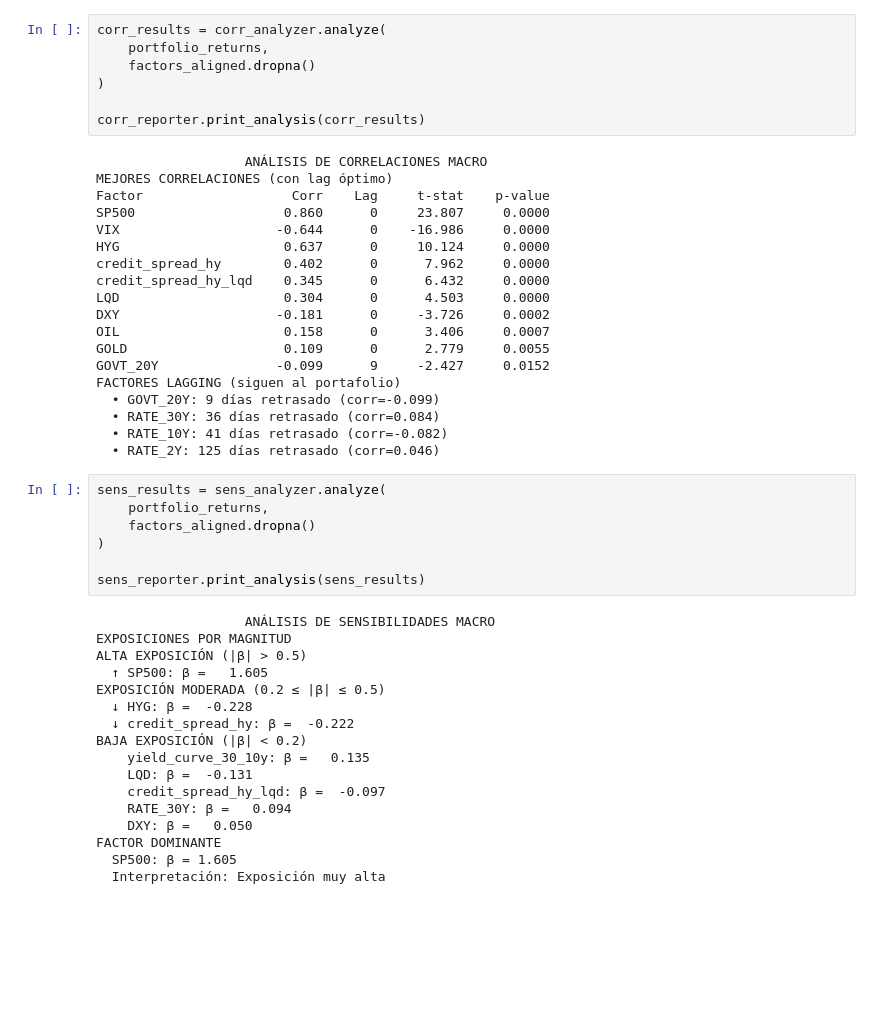
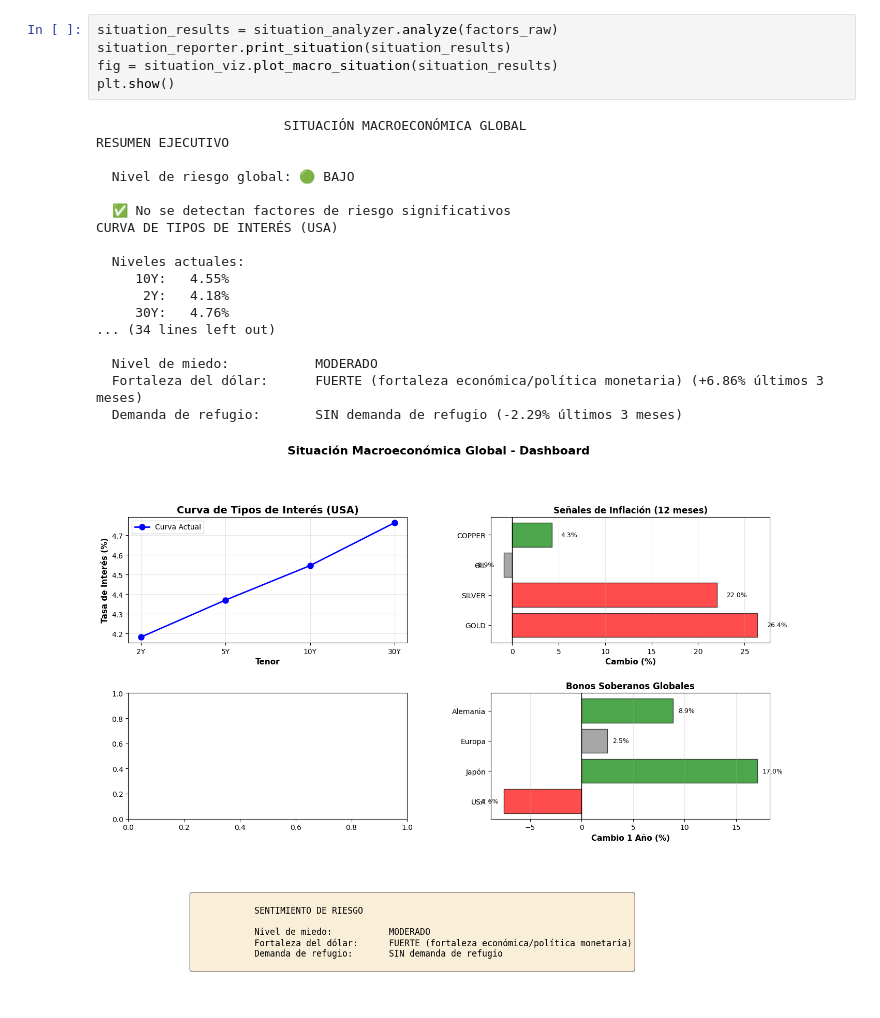
Before and after one commit to marcosherediapimienta/quant, a Jupyter notebook: projects/quant/macro/macro_analysis.ipynb, the cells around one changed output. Drawn from its saved outputs; the diff is of its cells as text; blank space fills up the shorter version.

```diff
--- a/projects/quant/macro/macro_analysis.ipynb
+++ b/projects/quant/macro/macro_analysis.ipynb
@@ -130,50 +244,24 @@ HYG                     -0.2279     -4.178     0.0000 ***
 # %%
-corr_results = corr_analyzer.analyze(
-    portfolio_returns,
-    factors_aligned.dropna()
-)
-
-corr_reporter.print_analysis(corr_results)
+situation_results = situation_analyzer.analyze(factors_raw)
+situation_reporter.print_situation(situation_results)
+fig = situation_viz.plot_macro_situation(situation_results)
+plt.show()
 # %% [output]
-                   ANÁLISIS DE CORRELACIONES MACRO
-MEJORES CORRELACIONES (con lag óptimo)
-Factor                   Corr    Lag     t-stat    p-value
-SP500                   0.860      0     23.807     0.0000
-VIX                    -0.644      0    -16.986     0.0000
-HYG                     0.637      0     10.124     0.0000
-credit_spread_hy        0.402      0      7.962     0.0000
-credit_spread_hy_lqd    0.345      0      6.432     0.0000
-LQD                     0.304      0      4.503     0.0000
-DXY                    -0.181      0     -3.726     0.0002
-OIL                     0.158      0      3.406     0.0007
-GOLD                    0.109      0      2.779     0.0055
-GOVT_20Y               -0.099      9     -2.427     0.0152
-FACTORES LAGGING (siguen al portafolio)
-  • GOVT_20Y: 9 días retrasado (corr=-0.099)
-  • RATE_30Y: 36 días retrasado (corr=0.084)
-  • RATE_10Y: 41 días retrasado (corr=-0.082)
-  • RATE_2Y: 125 días retrasado (corr=0.046)
+                        SITUACIÓN MACROECONÓMICA GLOBAL
+RESUMEN EJECUTIVO
+
+  Nivel de riesgo global: 🟢 BAJO
+
+  ✅ No se detectan factores de riesgo significativos
+CURVA DE TIPOS DE INTERÉS (USA)
+
+  Niveles actuales:
+     10Y:   4.55%
+      2Y:   4.18%
+     30Y:   4.76%
+... (34 lines left out)
+
+  Nivel de miedo:           MODERADO
+  Fortaleza del dólar:      FUERTE (fortaleza económica/política monetaria) (+6.86% últimos 3 meses)
+  Demanda de refugio:       SIN demanda de refugio (-2.29% últimos 3 meses)
+[figure, added]
-# %%
-sens_results = sens_analyzer.analyze(
-    portfolio_returns,
-    factors_aligned.dropna()
-)
-
-sens_reporter.print_analysis(sens_results)
-# %% [output]
-                   ANÁLISIS DE SENSIBILIDADES MACRO
-EXPOSICIONES POR MAGNITUD
-ALTA EXPOSICIÓN (|β| > 0.5)
-  ↑ SP500: β =   1.605
-EXPOSICIÓN MODERADA (0.2 ≤ |β| ≤ 0.5)
-  ↓ HYG: β =  -0.228
-  ↓ credit_spread_hy: β =  -0.222
-BAJA EXPOSICIÓN (|β| < 0.2)
-    yield_curve_30_10y: β =   0.135
-    LQD: β =  -0.131
-    credit_spread_hy_lqd: β =  -0.097
-    RATE_30Y: β =   0.094
-    DXY: β =   0.050
-FACTOR DOMINANTE
-  SP500: β = 1.605
-  Interpretación: Exposición muy alta
```
Also changed, not shown: parts of 12 cells of this notebook, 10 other files.
